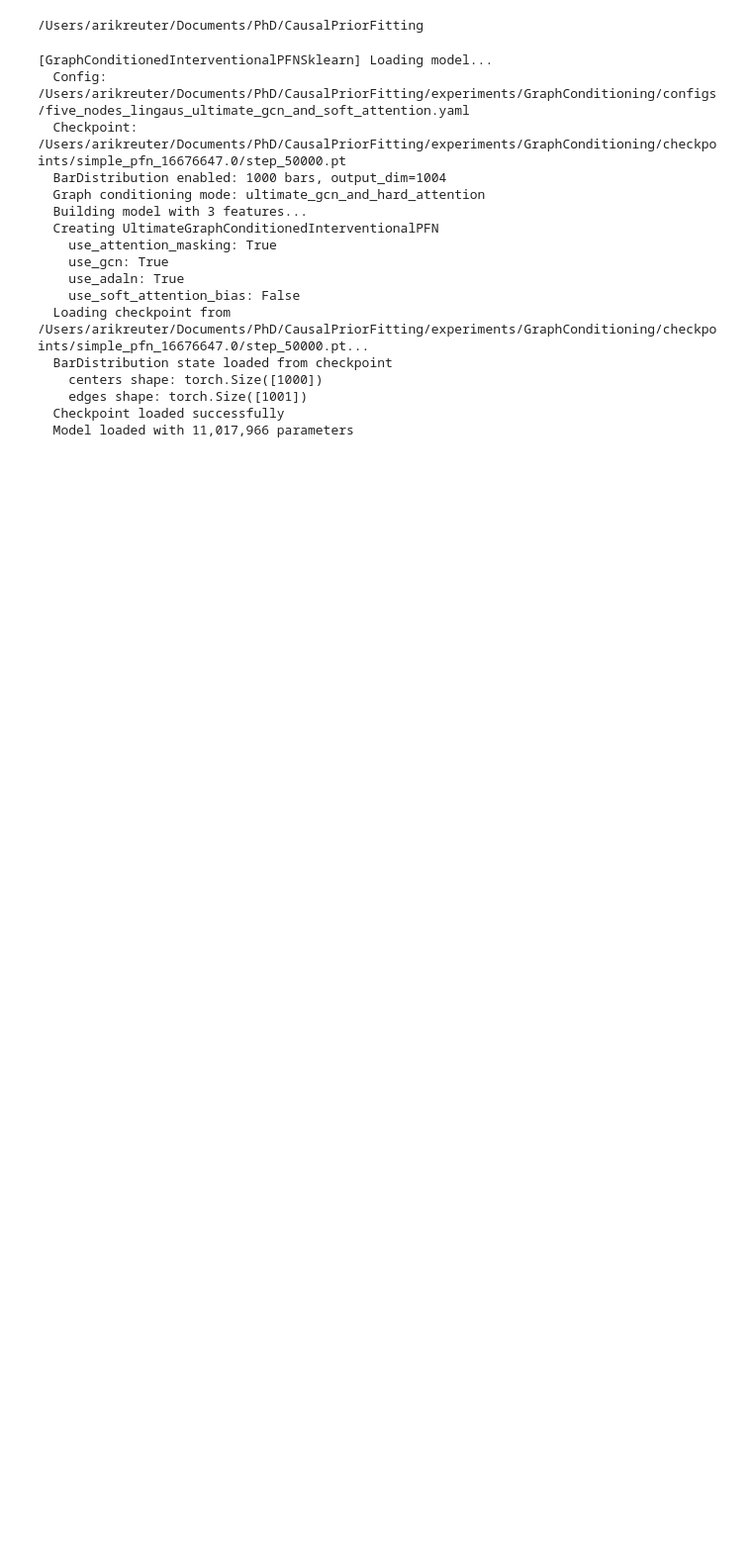
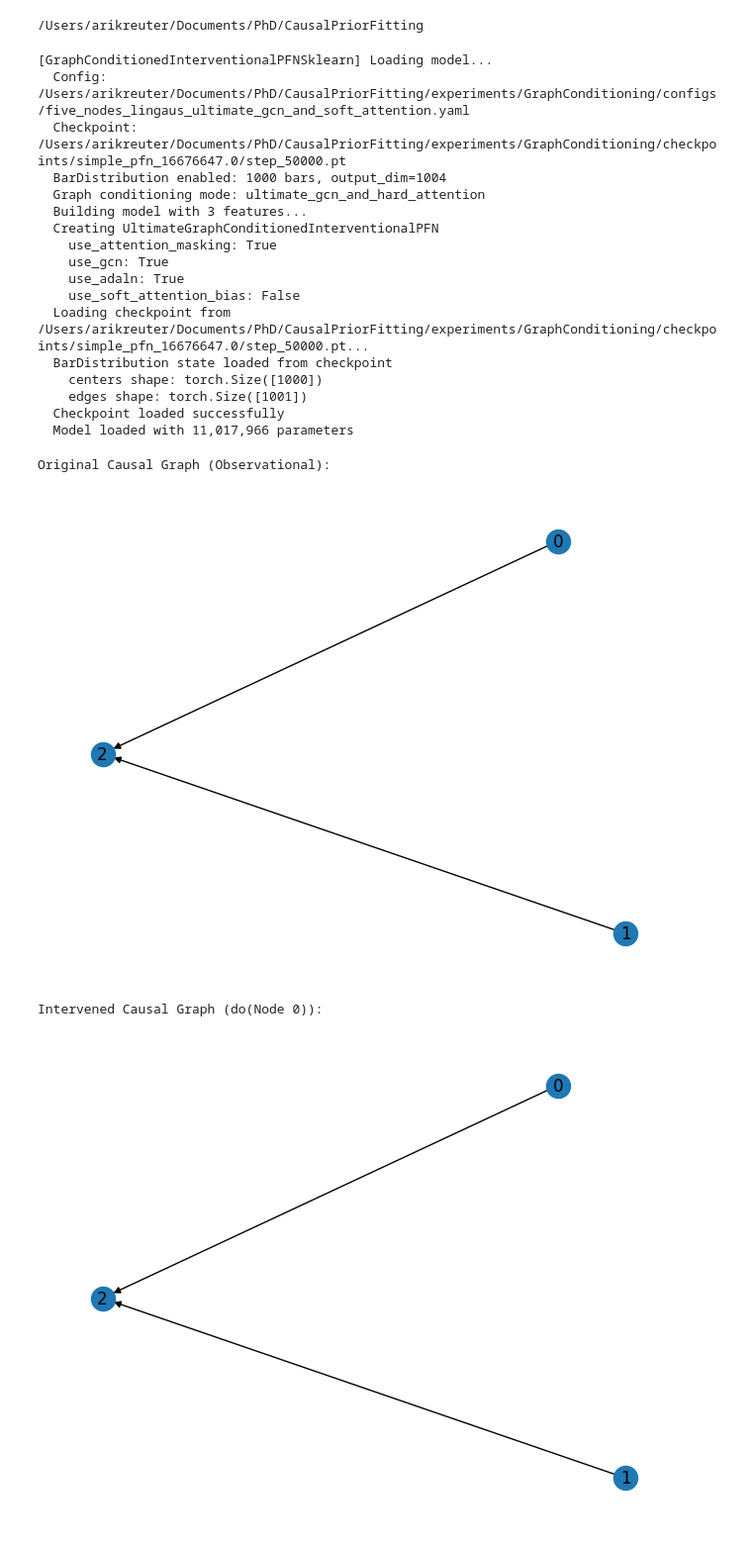
Before and after one commit to elidub/Graphs4CausalFoundationModels, a Jupyter notebook: experiments/GraphConditioning/Benchmarks/LinGaus/try_out.ipynb, the cells around one changed output. Shown at 99% size. Saved outputs shown, nothing was run; the diff lists cells and outputs as text; code cells hidden in the pictures; blank space fills up the shorter version.

```diff
--- a/experiments/GraphConditioning/Benchmarks/LinGaus/try_out.ipynb
+++ b/experiments/GraphConditioning/Benchmarks/LinGaus/try_out.ipynb
@@ -75,0 +333,34 @@ processor = BasicProcessing(
+# %%
+# Define the graph structure
+NUM_NODES = 3
+SEED = 42
+
+edges = [(1, 2), (0, 2)]
+
+# Define mechanisms
+mechanisms = {}
+mechanisms[2] = LinearMechanism(
+    input_dim=2,
+    weights=[1.0, 1.0],
+    nonlinearity=lambda x: torch.tanh(x),
+    standardize=True
+)
+
+# Generate and process data using the function
+X_train, T_train, Y_train, X_test, T_test, Y_test, scm, causal_dag = generate_interventional_data(
+    num_nodes=NUM_NODES,
+    edge_list=edges,
+    mechanisms=mechanisms,
+    processor=processor,
+    intervention_node=0,
+    number_train_samples=500,
+    number_test_samples=500,
+    seed=SEED,
+    draw_graph=True,   # Set to True to visualize graphs before and after intervention
+    plot_data=True     # Set to True to visualize the processed data splits
+)
+# %% [output]
+Original Causal Graph (Observational):
+[figure, added]
+Intervened Causal Graph (do(Node 0)):
+[figure, added]
```
Also changed, not shown: parts of 4 cells of this notebook, 6 other files.
